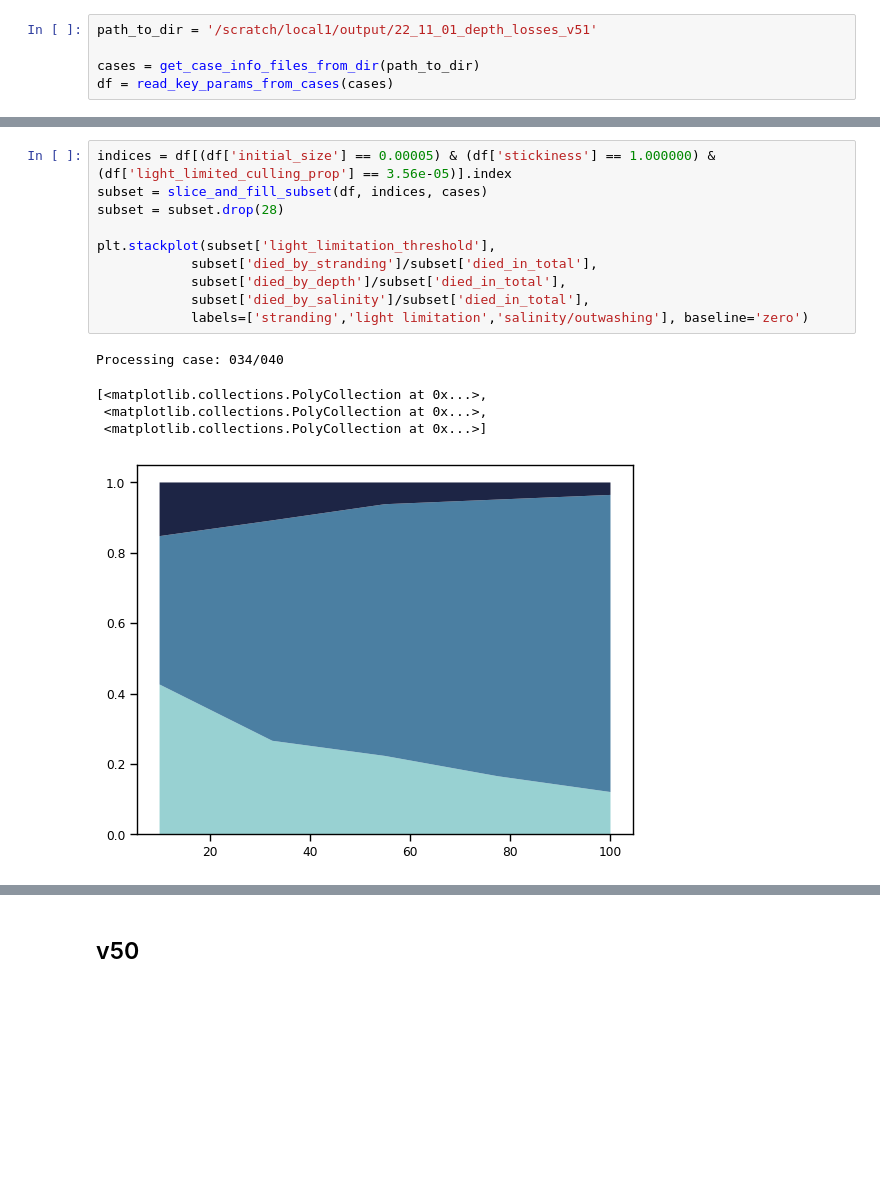
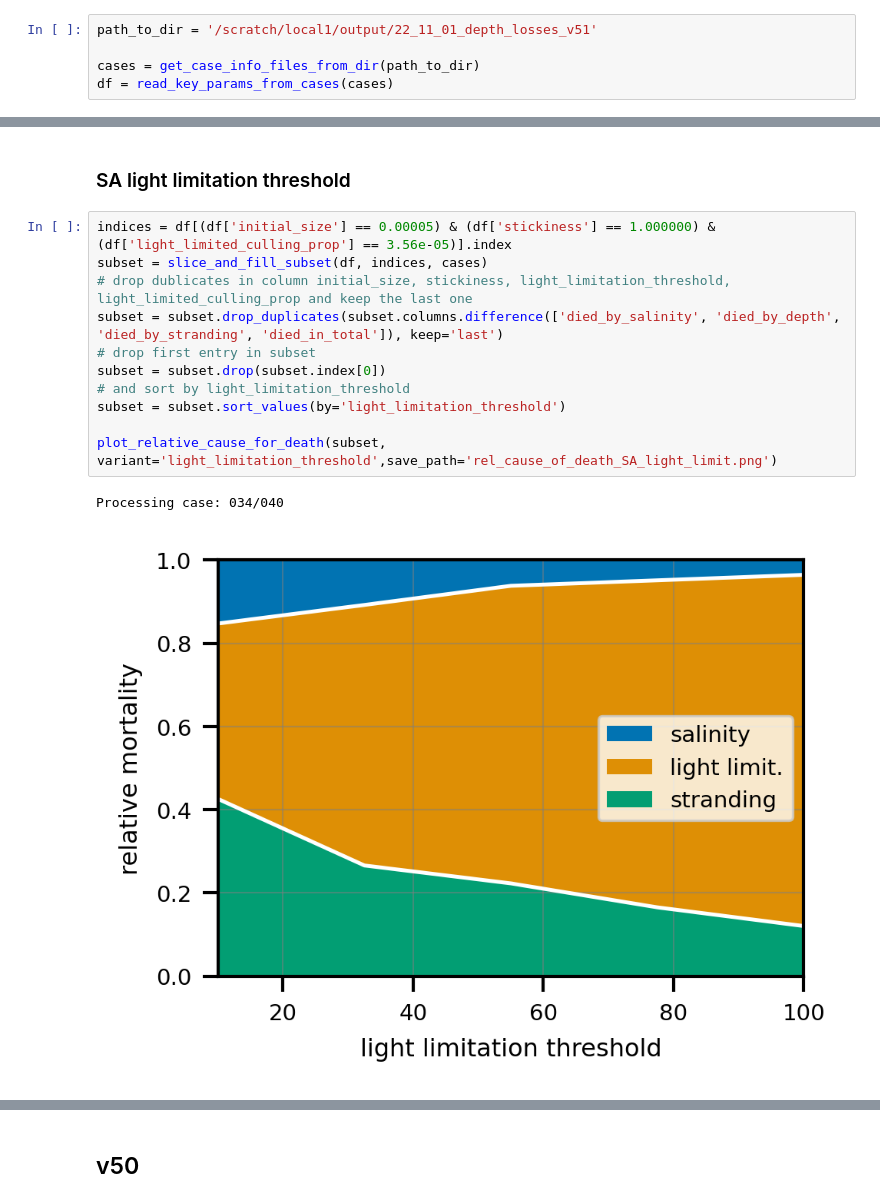
Before and after one commit to 465b/oceantracker, a Jupyter notebook: experiments/collapse/2023-v04/collapse_paper_plots.ipynb, the cells around one changed output, grey strips where cells are left out. Drawn from its saved outputs; the diff is of its cells as text; blank space fills up the shorter version.

```diff
--- a/experiments/collapse/2023-v04/collapse_paper_plots.ipynb
+++ b/experiments/collapse/2023-v04/collapse_paper_plots.ipynb
@@ -151,16 +858,16 @@ Processing case: 028/040
+# %% [markdown]
+### SA light limitation threshold
 # %%
 indices = df[(df['initial_size'] == 0.00005) & (df['stickiness'] == 1.000000) & (df['light_limited_culling_prop'] == 3.56e-05)].index
 subset = slice_and_fill_subset(df, indices, cases)
-subset = subset.drop(28)
+# drop dublicates in column initial_size, stickiness, light_limitation_threshold, light_limited_culling_prop and keep the last one
+subset = subset.drop_duplicates(subset.columns.difference(['died_by_salinity', 'died_by_depth', 'died_by_stranding', 'died_in_total']), keep='last')
+# drop first entry in subset
+subset = subset.drop(subset.index[0])
+# and sort by light_limitation_threshold
+subset = subset.sort_values(by='light_limitation_threshold')
 
-plt.stackplot(subset['light_limitation_threshold'],
-            subset['died_by_stranding']/subset['died_in_total'],
-            subset['died_by_depth']/subset['died_in_total'],
-            subset['died_by_salinity']/subset['died_in_total'],
-            labels=['stranding','light limitation','salinity/outwashing'], baseline='zero')
+plot_relative_cause_for_death(subset, variant='light_limitation_threshold',save_path='rel_cause_of_death_SA_light_limit.png')
 # %% [output]
 Processing case: 034/040
-[<matplotlib.collections.PolyCollection at 0x...>,
- <matplotlib.collections.PolyCollection at 0x...>,
- <matplotlib.collections.PolyCollection at 0x...>]
-[figure, old version]
+[figure, new version]
```
Also changed, not shown: parts of 51 cells of this notebook, 1 other file.
